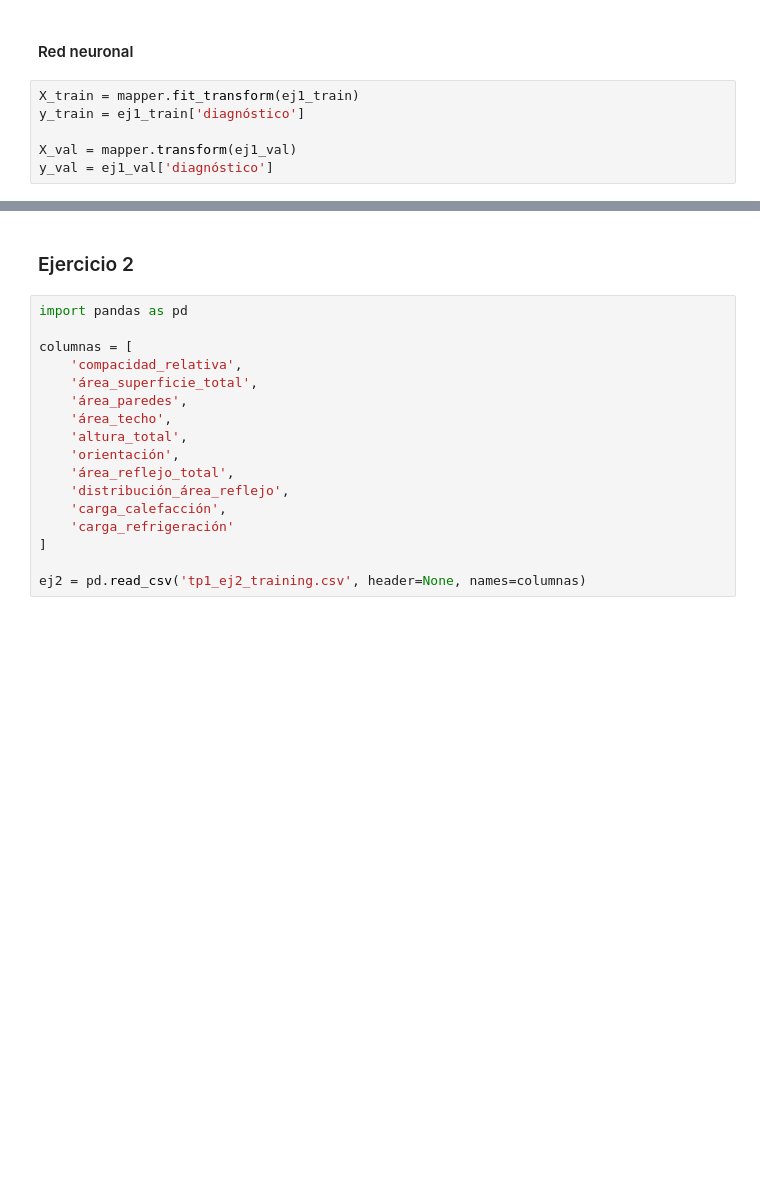
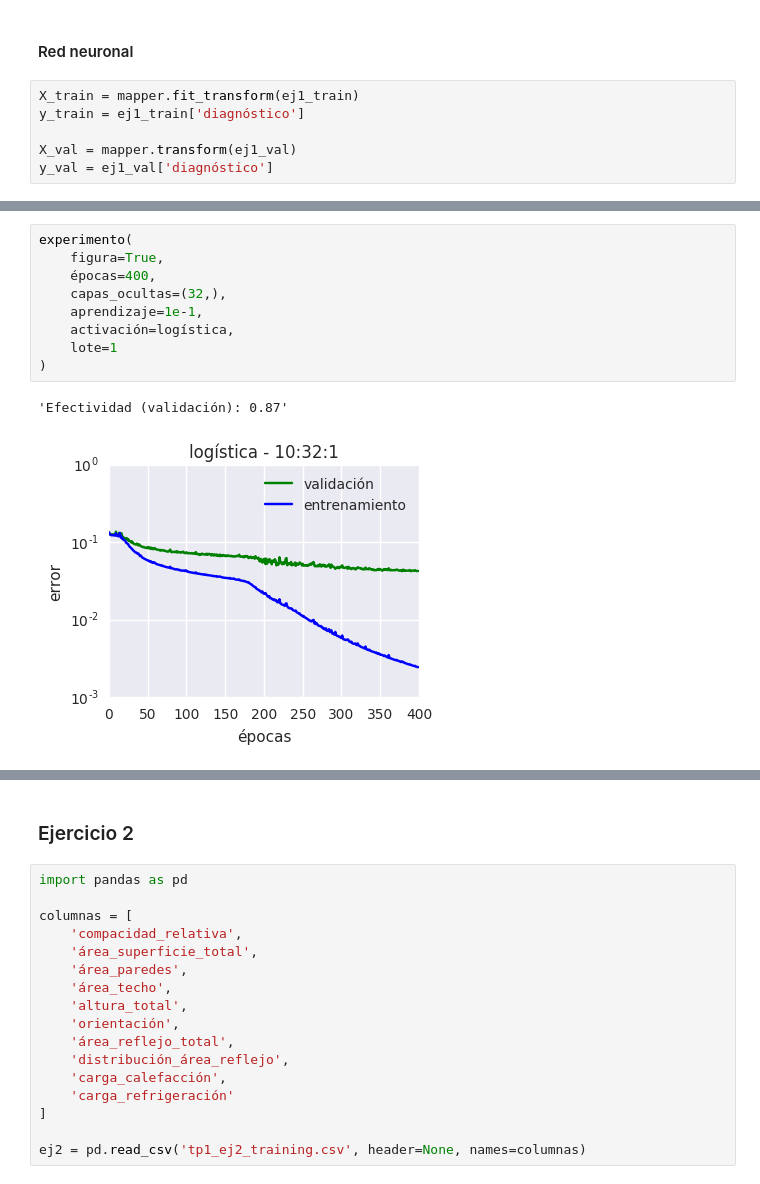
Before and after one commit to matiasbattocchia/redes-neuronales, a Jupyter notebook: tp1/TP 1.ipynb, the cells around one changed output, grey strips where cells are left out. Saved outputs shown, nothing was run; the diff lists cells and outputs as text; blank space fills up the shorter version.

```diff
--- a/tp1/TP 1.ipynb
+++ b/tp1/TP 1.ipynb
@@ -614,0 +613,12 @@ Error absoluto medio (validación): 2.34
+# %%
+experimento(
+    figura=True,
+    épocas=400,
+    capas_ocultas=(32,),
+    aprendizaje=1e-1,
+    activación=logística,
+    lote=1
+)
+# %% [output]
+'Efectividad (validación): 0.87'
+[figure, added]
```
Also changed, not shown: parts of 61 cells of this notebook.
